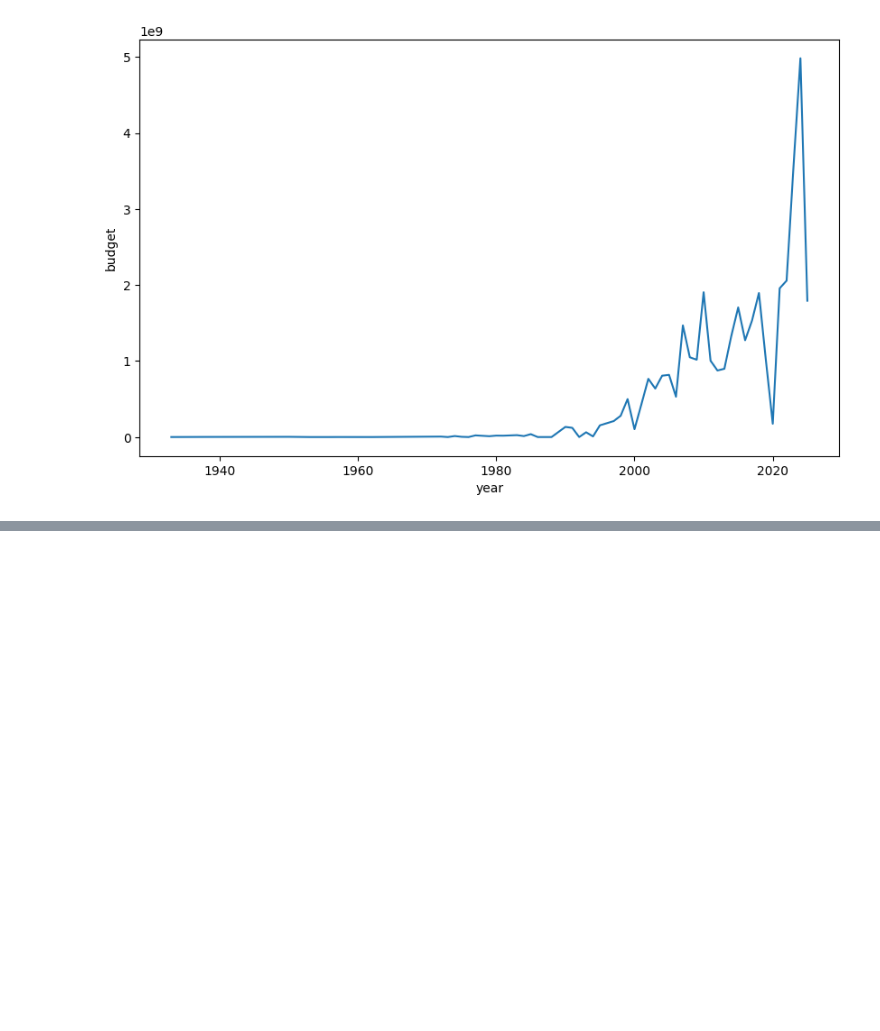
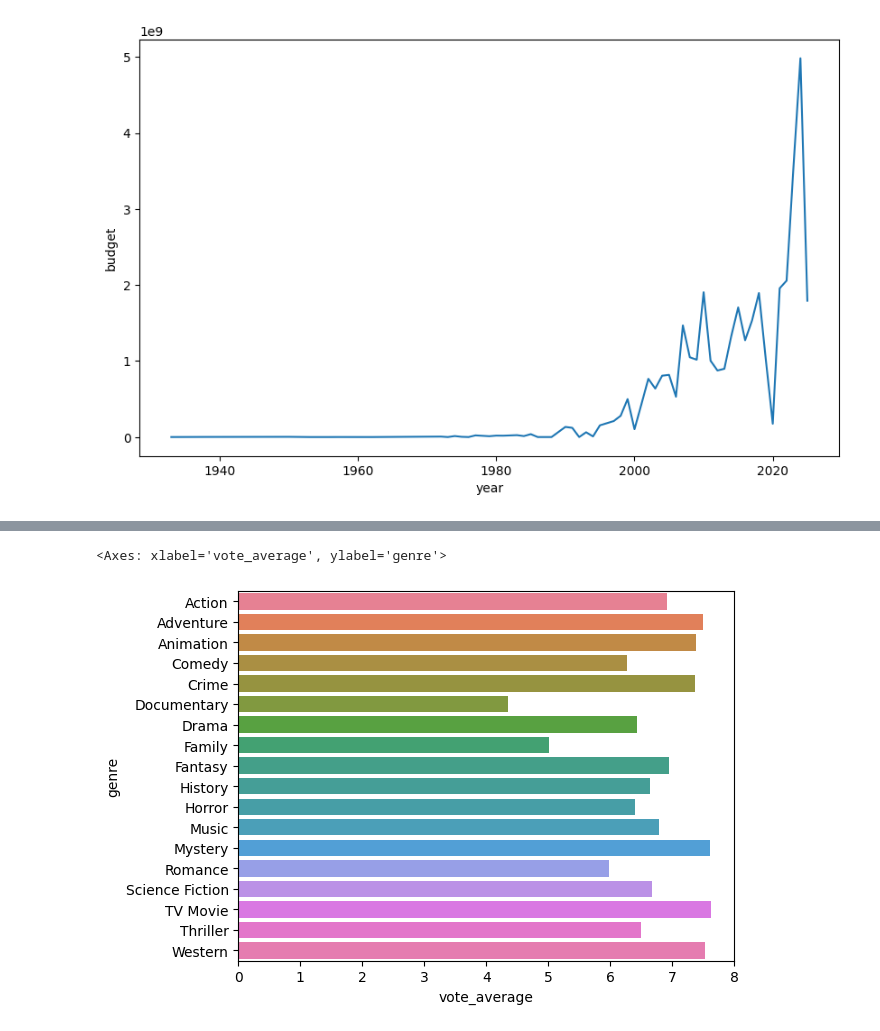
Before and after one commit to LuizGPassos/ted-7-projeto-final, a Jupyter notebook: analysis/exploratory_analysis.ipynb, the cells around one changed output, grey strips where cells are left out. Saved outputs shown, nothing was run; the diff lists cells and outputs as text; code cells hidden in the pictures; blank space fills up the shorter version.

```diff
--- a/analysis/exploratory_analysis.ipynb
+++ b/analysis/exploratory_analysis.ipynb
@@ -126,0 +129,4 @@ sns.lineplot(data=yearly_budget, x="year", y="budget")
+# %%
+avg_vote_genre = df[['genre', 'vote_average']]
+avg_vote_genre = avg_vote_genre.groupby(['genre'])['vote_average'].mean().reset_index()
+avg_vote_genre.head()
@@ -126,0 +140,6 @@ sns.lineplot(data=yearly_budget, x="year", y="budget")
+# %%
+plt.Figure(figsize=(10,6))
+sns.barplot(data=avg_vote_genre,x="vote_average",y="genre", orient="y", hue="genre")
+# %% [output]
+<Axes: xlabel='vote_average', ylabel='genre'>
+[figure, added]
```
Also changed, not shown: parts of 5 cells of this notebook.
